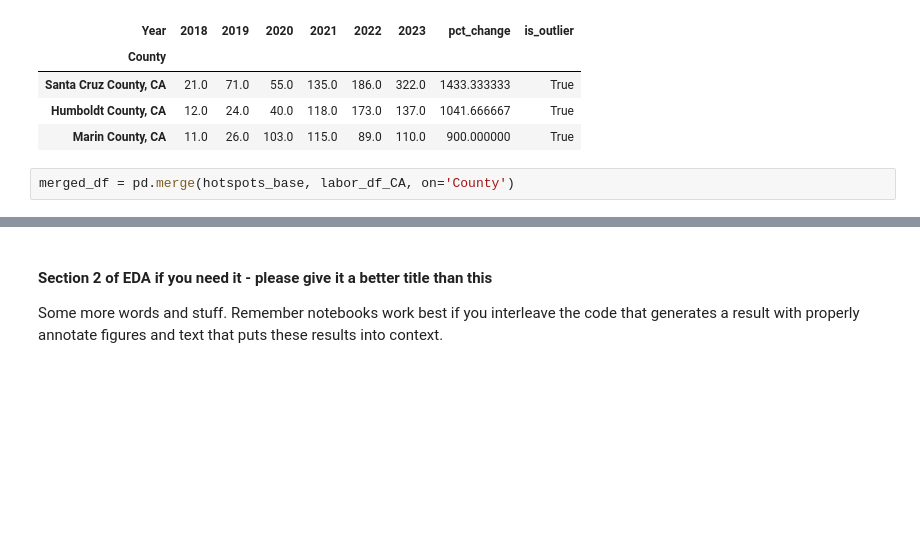
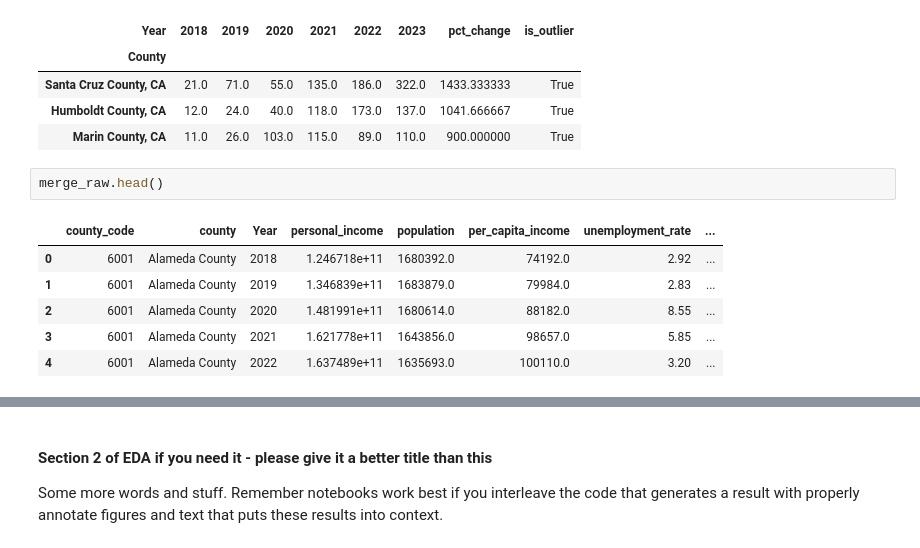
Before and after one commit to COGS108/Group078_WI26, a Jupyter notebook: 02-EDACheckpoint.ipynb, the cells around one changed output, grey strips where cells are left out. Saved outputs shown, nothing was run; the diff lists cells and outputs as text; blank space fills up the shorter version.

```diff
--- a/02-EDACheckpoint.ipynb
+++ b/02-EDACheckpoint.ipynb
@@ -794,5 +846,12 @@ Outlier Threshold (>1.5 std): 731.05%
 | Santa Cruz County, CA | 21.0 | 71.0 | 55.0 | 135.0 | 186.0 | 322.0 | 1433.333333 | True |
 | Humboldt County, CA | 12.0 | 24.0 | 40.0 | 118.0 | 173.0 | 137.0 | 1041.666667 | True |
 | Marin County, CA | 11.0 | 26.0 | 103.0 | 115.0 | 89.0 | 110.0 | 900.000000 | True |
-# %%
-merged_df = pd.merge(hotspots_base, labor_df_CA, on='County')
+# %%
+merge_raw.head()
+# %% [output]
+|  | county_code | county | Year | personal_income | population | per_capita_income | unemployment_rate | ... |
+| 0 | 6001 | Alameda County | 2018 | 1.246718e+11 | 1680392.0 | 74192.0 | 2.92 | ... |
+| 1 | 6001 | Alameda County | 2019 | 1.346839e+11 | 1683879.0 | 79984.0 | 2.83 | ... |
+| 2 | 6001 | Alameda County | 2020 | 1.481991e+11 | 1680614.0 | 88182.0 | 8.55 | ... |
+| 3 | 6001 | Alameda County | 2021 | 1.621778e+11 | 1643856.0 | 98657.0 | 5.85 | ... |
+| 4 | 6001 | Alameda County | 2022 | 1.637489e+11 | 1635693.0 | 100110.0 | 3.20 | ... |
```
Also changed, not shown: parts of 6 cells of this notebook, 1 other file.
